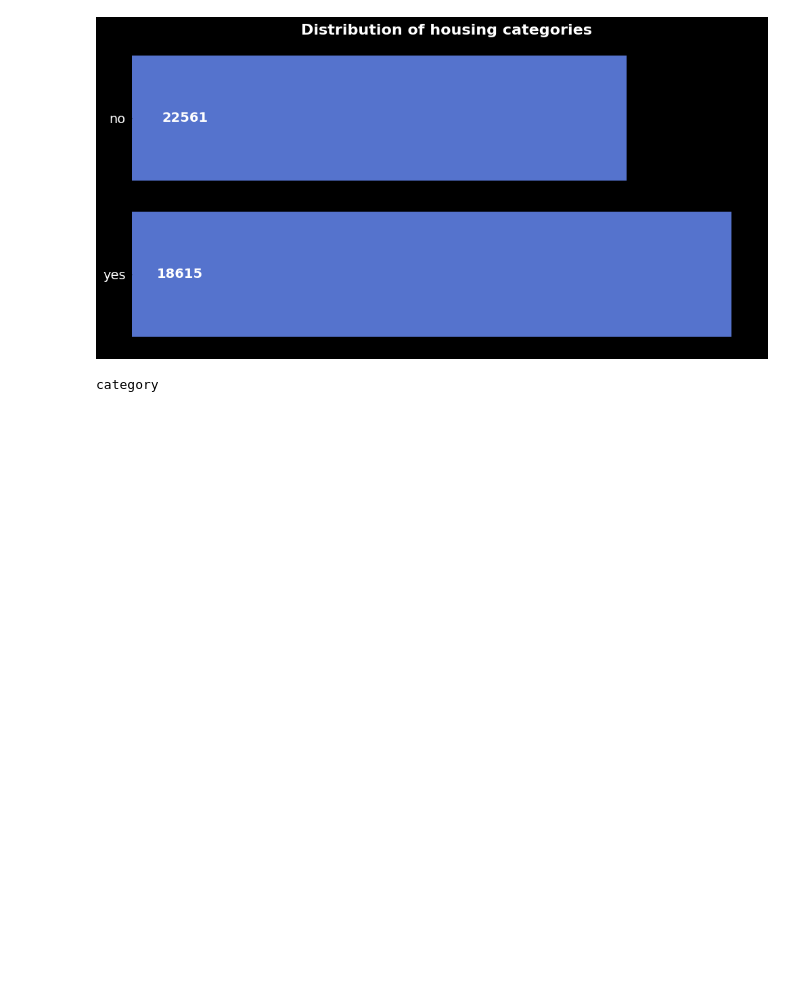
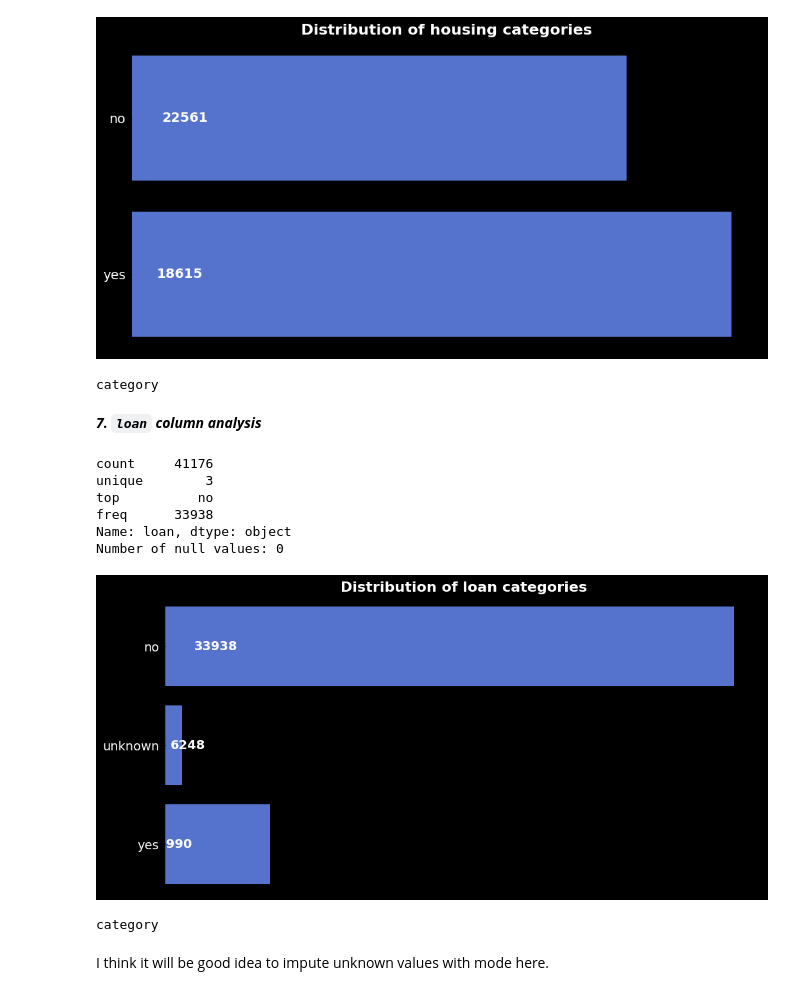
Before and after one commit to Reserford1991/bank-marketing-dataset-project, a Jupyter notebook: jupiter-notebooks/solution.ipynb, the cells around one changed output. Drawn from its saved outputs; the diff is of its cells as text; code cells hidden in the pictures; blank space fills up the shorter version.

```diff
--- a/jupiter-notebooks/solution.ipynb
+++ b/jupiter-notebooks/solution.ipynb
@@ -268,3 +244,18 @@ Name: housing, dtype: object
 Number of null values: 0
 [figure]
 category
+# %% [markdown]
+***7. `loan` column analysis***
+# %%
+HelperFunctions.show_categorical_info(bank_df, 'loan')
+# %% [output]
+count     41176
+unique        3
+top          no
+freq      33938
+Name: loan, dtype: object
+Number of null values: 0
+[figure, added]
+category
+# %% [markdown]
+I think it will be good idea to impute unknown values with mode here.
```
Also changed, not shown: parts of 56 cells of this notebook, 2 other files.
